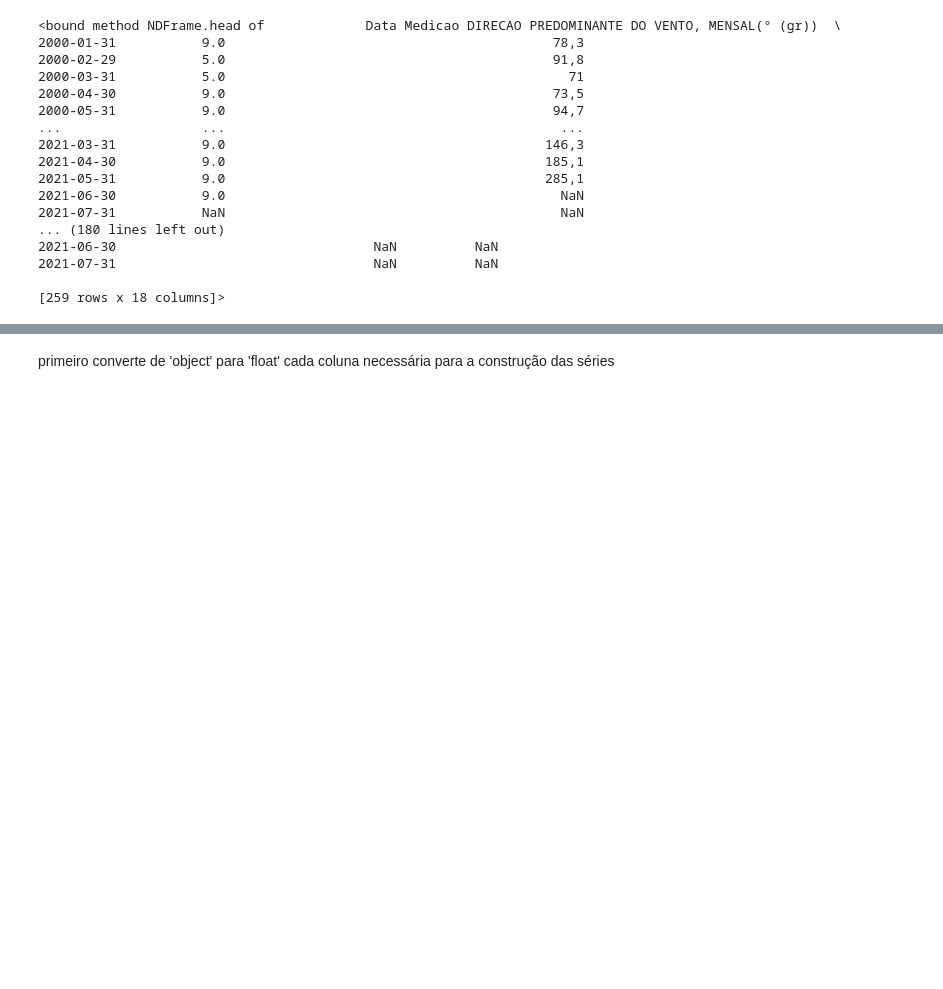
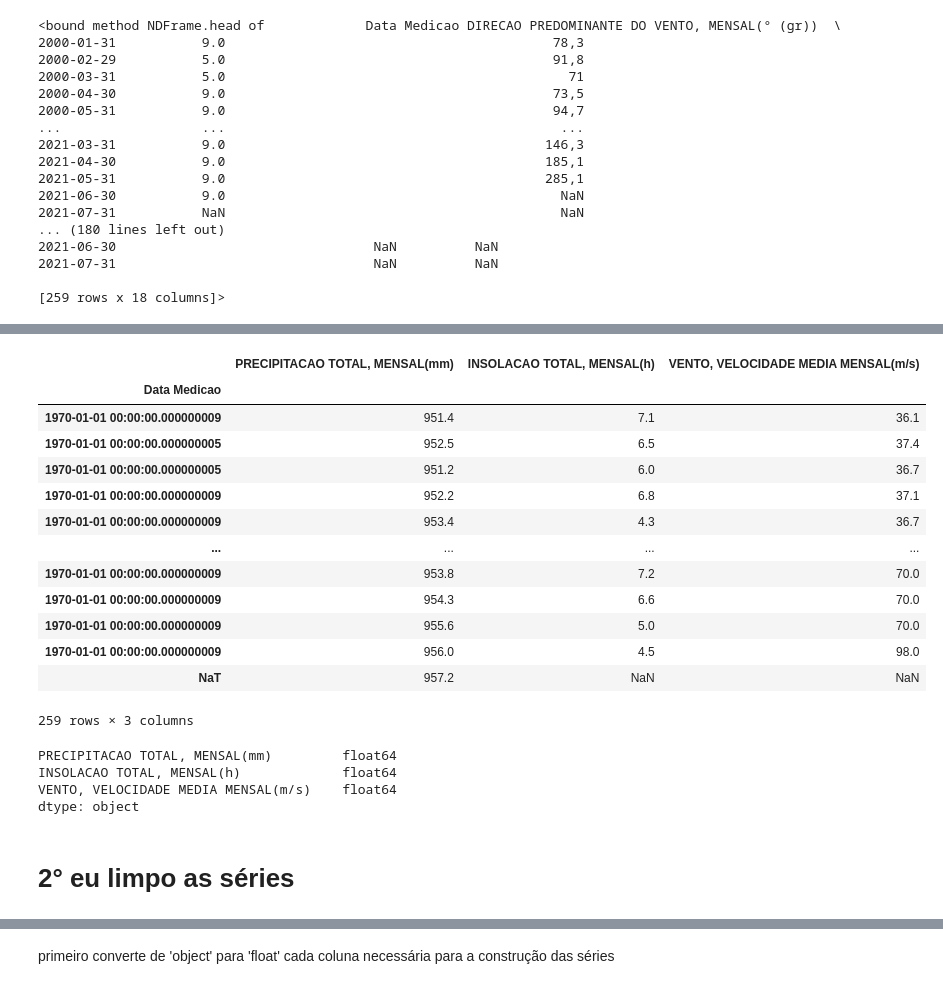
Before and after one commit to maryofcarmo/AULA01, a Jupyter notebook: TCC.ipynb, the cells around one changed output, grey strips where cells are left out. Drawn from its saved outputs; the diff is of its cells as text; code cells hidden in the pictures; blank space fills up the shorter version.

```diff
--- a/TCC.ipynb
+++ b/TCC.ipynb
@@ -144,0 +80,15 @@ print(dataframes['dados_82976_M_2000-01-01_2021-07-31'].head)
+# %%
+# Especificando as colunas de interesse
+colunas_interesse = ['PRECIPITACAO TOTAL, MENSAL(mm)', 'INSOLACAO TOTAL, MENSAL(h)', 'VENTO, VELOCIDADE MEDIA MENSAL(m/s)']
+
+# Função para transformar DataFrame em série temporal
+def transformar_em_serie_temporal(df, colunas):
+    # Selecionar as colunas de interesse
+    df_temporal = df[colunas].copy()
+    # Garantir que o índice seja do tipo datetime, se ainda não for
+    if not pd.api.types.is_datetime64_any_dtype(df_temporal.index):
+        df_temporal.index = pd.to_datetime(df_temporal.index)
+    return df_temporal
+# %%
+ #Aplicando a transformação para cada DataFrame no dicionário
+series_temporais = {nome: transformar_em_serie_temporal(df, colunas_interesse) for nome, df in dataframes.items()}
@@ -144,0 +117,26 @@ print(dataframes['dados_82976_M_2000-01-01_2021-07-31'].head)
+# %%
+series_temporais['dados_82976_M_2000-01-01_2021-07-31']
+# %% [output]
+|  | PRECIPITACAO TOTAL, MENSAL(mm) | INSOLACAO TOTAL, MENSAL(h) | VENTO, VELOCIDADE MEDIA MENSAL(m/s) |
+| Data Medicao |  |  |  |
+| 1970-01-01 00:00:00.000000009 | 951.4 | 7.1 | 36.1 |
+| 1970-01-01 00:00:00.000000005 | 952.5 | 6.5 | 37.4 |
+| 1970-01-01 00:00:00.000000005 | 951.2 | 6.0 | 36.7 |
+| 1970-01-01 00:00:00.000000009 | 952.2 | 6.8 | 37.1 |
+| 1970-01-01 00:00:00.000000009 | 953.4 | 4.3 | 36.7 |
+| ... | ... | ... | ... |
+| 1970-01-01 00:00:00.000000009 | 953.8 | 7.2 | 70.0 |
+| 1970-01-01 00:00:00.000000009 | 954.3 | 6.6 | 70.0 |
+| 1970-01-01 00:00:00.000000009 | 955.6 | 5.0 | 70.0 |
+| 1970-01-01 00:00:00.000000009 | 956.0 | 4.5 | 98.0 |
+| NaT | 957.2 | NaN | NaN |
+259 rows × 3 columns
+# %%
+series_temporais['dados_82976_M_2000-01-01_2021-07-31'].dtypes
+# %% [output]
+PRECIPITACAO TOTAL, MENSAL(mm)         float64
+INSOLACAO TOTAL, MENSAL(h)             float64
+VENTO, VELOCIDADE MEDIA MENSAL(m/s)    float64
+dtype: object
+# %% [markdown]
+# 2° eu limpo as séries
```
Also changed, not shown: parts of 29 cells of this notebook.
